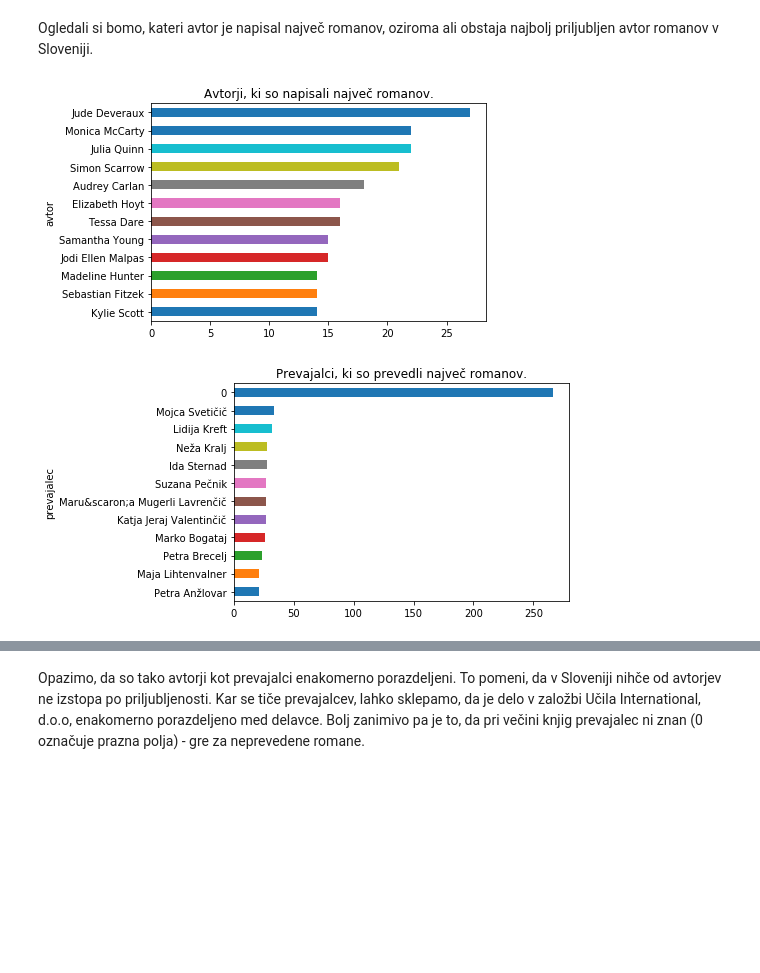
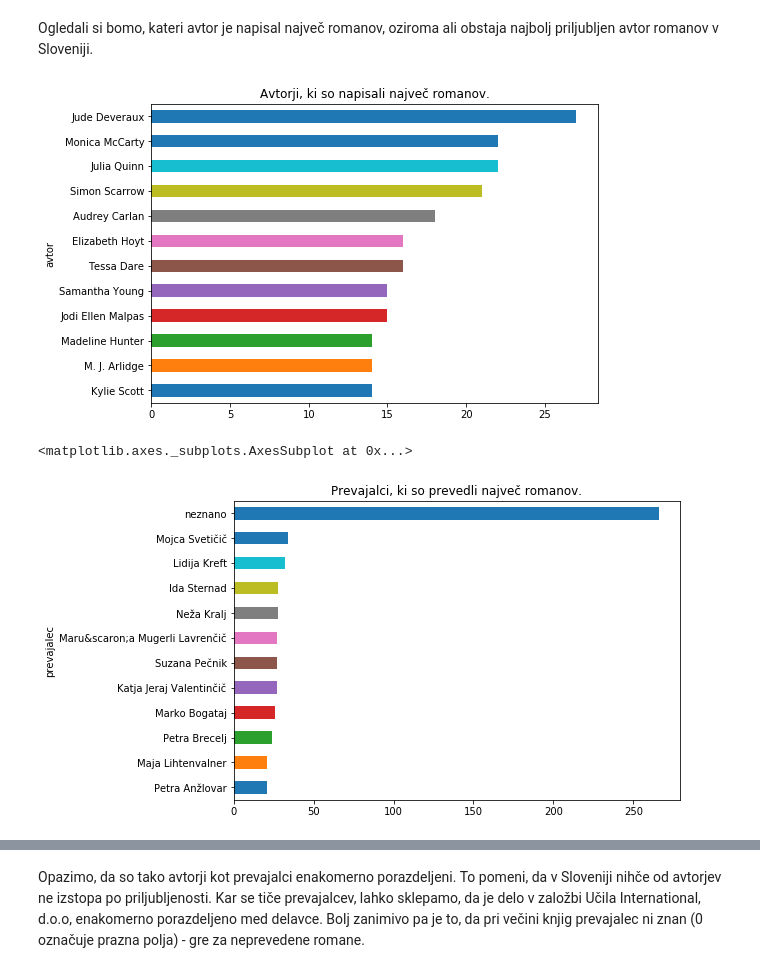
Before and after one commit to sipeckatarina/prog1_projektna, a Jupyter notebook: Analiza_romanov.ipynb, the cells around one changed output, grey strips where cells are left out. Cells and saved outputs as stored; diff of their text form; code cells hidden in the pictures; blank space fills up the shorter version.

```diff
--- a/Analiza_romanov.ipynb
+++ b/Analiza_romanov.ipynb
@@ -30,0 +18,3 @@ romani
+# %%
+romani[['naslov','avtor','dimenzije','prevajalec','vezava','zalozba']] = romani[['naslov','avtor','dimenzije','prevajalec','vezava','zalozba']].replace('0','neznano')
+romani[['naslov','avtor','dimenzije','prevajalec','vezava','zalozba']].replace('0','neznano')
@@ -108,11 +113,12 @@ Graf pa nam pokaže tudi, da knjigarna ni preveč domiselna pri izbiri cene. Zel
 Ogledali si bomo, kateri avtor je napisal največ romanov, oziroma ali obstaja najbolj priljubljen avtor romanov v Sloveniji.
 # %%
 gostota_avtorjev = romani.groupby(['avtor']).size().sort_values()
-graf_avtorjev = gostota_avtorjev[-12:].plot.barh(title='Avtorji, ki so napisali največ romanov.')
+graf_avtorjev = gostota_avtorjev[-12:].plot.barh(title='Avtorji, ki so napisali največ romanov.', figsize=(8,5.5))
 # %% [output]
-[figure, old version]
+[figure, new version]
 # %%
 gostota_prevajalcev = romani.groupby(['prevajalec']).size().sort_values()
-graf_prevajalcev = gostota_prevajalcev[-12:].plot.barh(title='Prevajalci, ki so prevedli največ romanov.')
+gostota_prevajalcev[-12:].plot.barh(title='Prevajalci, ki so prevedli največ romanov.', figsize=(8,5.5))
 # %% [output]
+<matplotlib.axes._subplots.AxesSubplot at 0x...>
-[figure, old version]
+[figure, new version]
```
Also changed, not shown: parts of 10 cells of this notebook, 1 other file.
